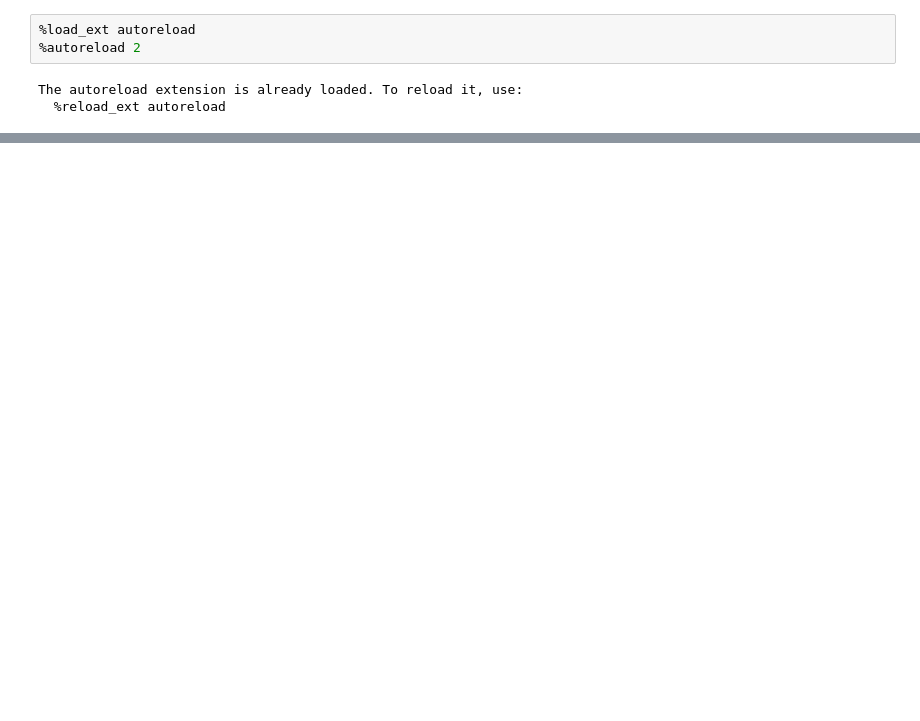
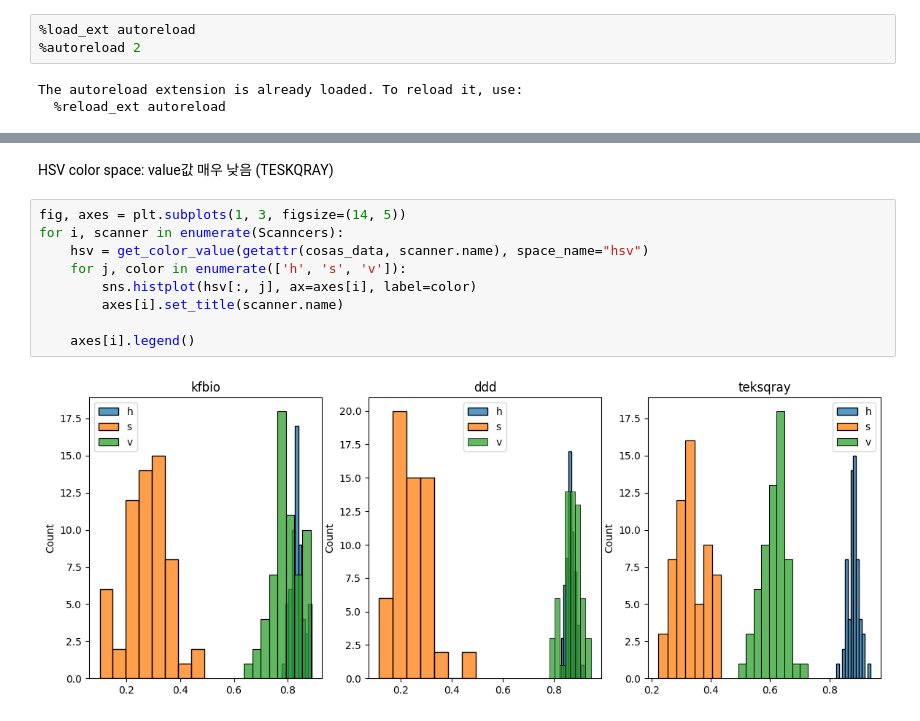
Before and after one commit to 4pygmalion/cosas, a Jupyter notebook: notebooks/eda.ipynb, the cells around one changed output, grey strips where cells are left out. Drawn from its saved outputs; the diff is of its cells as text; blank space fills up the shorter version.

```diff
--- a/notebooks/eda.ipynb
+++ b/notebooks/eda.ipynb
@@ -46,0 +80,13 @@ plt.show()
+# %% [markdown]
+HSV color space: value값 매우 낮음 (TESKQRAY)
+# %%
+fig, axes = plt.subplots(1, 3, figsize=(14, 5))
+for i, scanner in enumerate(Scanncers):
+    hsv = get_color_value(getattr(cosas_data, scanner.name), space_name="hsv")
+    for j, color in enumerate(['h', 's', 'v']):
+        sns.histplot(hsv[:, j], ax=axes[i], label=color)
+        axes[i].set_title(scanner.name)
+
+    axes[i].legend()
+# %% [output]
+[figure, added]
```
Also changed, not shown: parts of 5 cells of this notebook, 2 other files.
